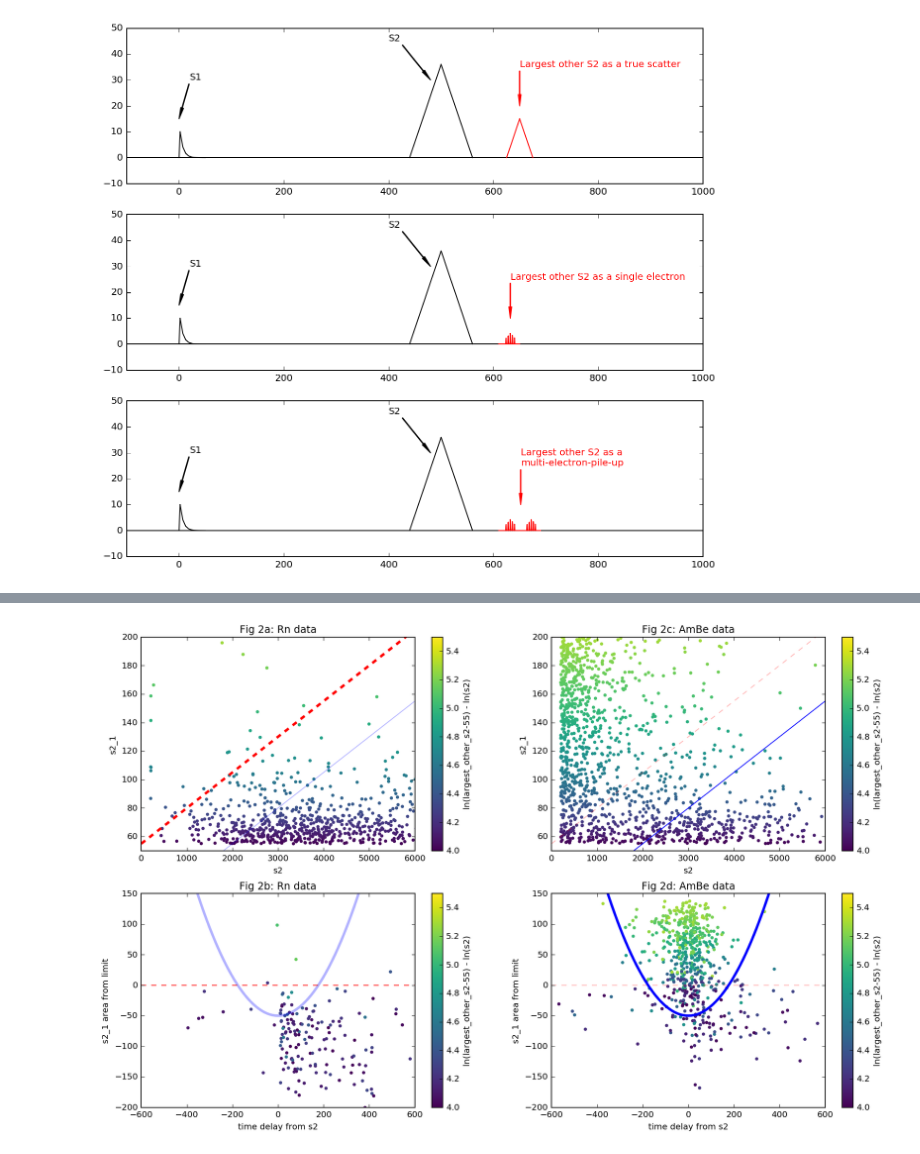
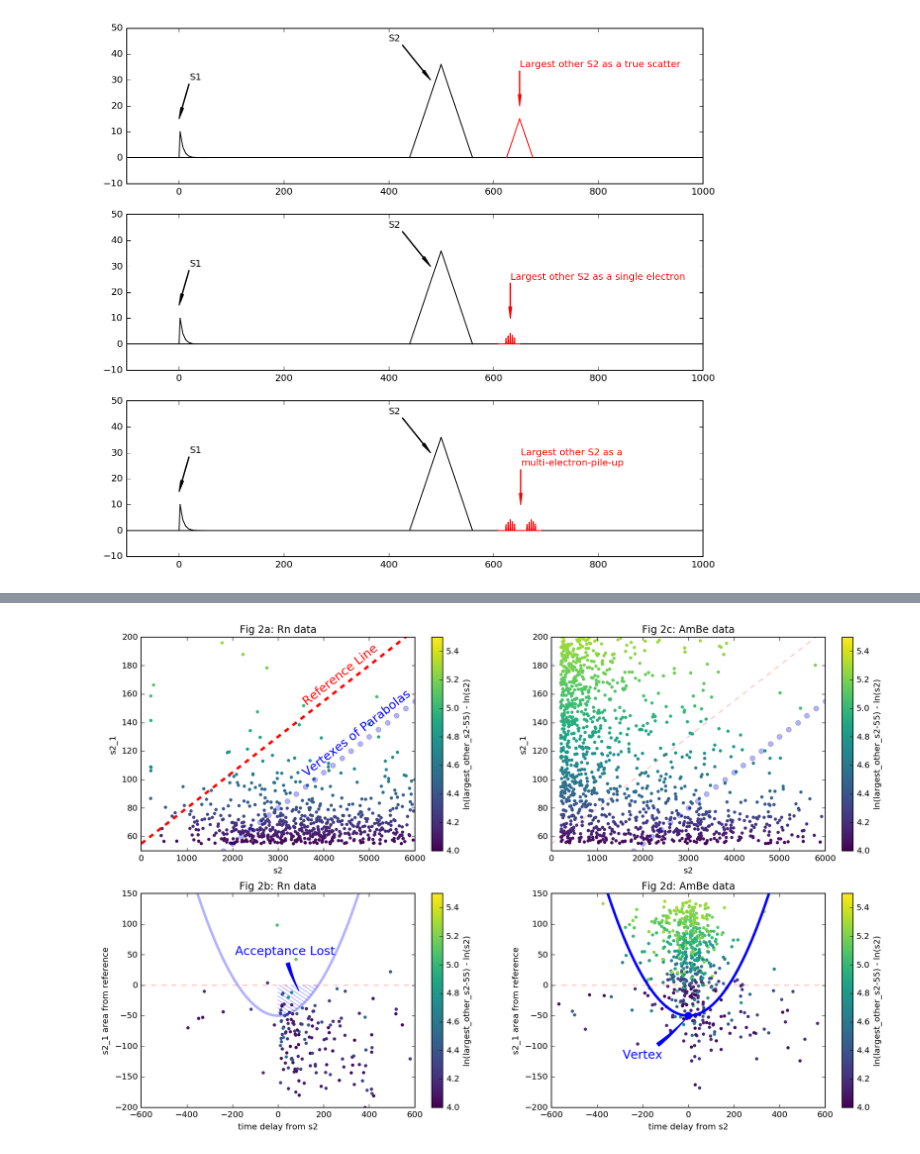
Before and after one commit to zhut19/xenon1t, a Jupyter notebook: s2_single_scatter_cut/sr1_cut_design_v2.ipynb, the cells around one changed output, grey strips where cells are left out. Cells and saved outputs as stored; diff of their text form; code cells hidden in the pictures.

```diff
--- a/s2_single_scatter_cut/sr1_cut_design_v2.ipynb
+++ b/s2_single_scatter_cut/sr1_cut_design_v2.ipynb
@@ -180,7 +209,7 @@ your_own_path = ['/home/zhut/data/SingleScatter/data/pickles/pax_v%s_%s_event_co
 name_list = []
 
 
-print ('Here we used')
+print ('Here we used real data processed by pax 6.6.5')
 # Check minitree building survival rate / check souce_type composition
 for path in your_own_path:
     name_list.extend ([f[:11] for f in os.listdir(path) if '.pkl' in f])
@@ -198,7 +227,7 @@ if True:
             if '.pkl' in file:
                 temp = pd.read_pickle(os.path.join(path,file))
                 temp['source__type'] = dsets[dsets.name == file[:11]].source__type.values[0]
-                df_copy.append(temp)
+                df_copy.append(temp[temp.s2 > 200])
             if i > 300: # << loop number control
                 break
     df_copy = pd.concat(df_copy)
@@ -210,9 +239,11 @@ Totol events included : 26357
 # %%
 # Mostly not in use, might be helpful if we need to consider photo-ionizations.
 df_rn = df_copy[df_copy.source__type == 'Rn220']
-df_nt = df_copy[df_copy.source__type == 'AmBe']
+df_nt = df_copy[(df_copy.source__type == 'AmBe')|(df_copy.source__type == 'neutron_generator')]
 df_si = pd.read_pickle('/home/zhut/data/SingleScatter/data/pickles/simmed_ambe.pkl')
 for order in [2, 3, 4, 5]:
     df_rn.drop([col for col in df_rn.columns if 's2_%d_' % order in col], axis = 1, inplace = True)
     df_nt.drop([col for col in df_nt.columns if 's2_%d_' % order in col], axis = 1, inplace = True)
     df_si.drop([col for col in df_si.columns if 's2_%d_' % order in col], axis = 1, inplace = True)
+
+print ("We also used events produced by fax\nTotol events included : %d" %len(df_si))
@@ -320,14 +361,16 @@ plt.show()
 # %%
+import matplotlib.patches as mpatch
+
 #########################Here we define the cut##################
 plt.rcParams['figure.figsize'] = (16, 10)
 fig = plt.figure()
 
-x = np.linspace(0,6000,101)
+x = np.linspace(0,6000,31)
 y = np.linspace(-6e2, 6e2, 101) + 0j
 
 ops = dict(s=15, edgecolor='none', cmap=plt.get_cmap('viridis'))
 ops_2 = dict(xbounds = [0,6e3], ybounds = [50,200], colorbar = 'ln(largest_other_s2-55) - ln(s2)', xlabel = 's2', ylabel = 's2_1', sci = False)
-ops_3 = dict(xbounds = [-6e2,6e2], ybounds = [-200,150], colorbar = 'ln(largest_other_s2-55) - ln(s2)', xlabel = 'time delay from s2', ylabel = 's2_1 area from limit', sci = False)
+ops_3 = dict(xbounds = [-6e2,6e2], ybounds = [-200,150], colorbar = 'ln(largest_other_s2-55) - ln(s2)', xlabel = 'time delay from s2', ylabel = 's2_1 area from reference', sci = False)
 #####################################################################
 ax = fig.add_subplot(221)
 df_ = (sel_notse((sel_pu(df_rn))))
@@ -335,35 +378,50 @@ plt.scatter(getattr(df_, 's2'), getattr(df_, area),
             c = np.log(getattr(df_, area) - 55 / getattr(df_, 's2')), vmin = 4, vmax = 5.5,  **ops)
 plt_config(title = 'Fig 2a: Rn data', **ops_2)
 plt.plot(x, 55 + x * 0.025, 'r--', lw = 3.0)
-plt.plot(x, x * 0.025 + 5, 'b-', lw = 1.0, alpha = 0.3)
+plt.plot(x, x * 0.025 + 5, 'bo', lw = 1.0, alpha = 0.3)
+plt.text(3500,190,'Reference Line',color = 'r', size = 14.4, rotation = 38)
+plt.text(3500,158,'Vertexes of Parabolas',color = 'b', size = 14.4, rotation = 38)
 
 #####################################################################
 ax = fig.add_subplot(223)
 df_ = sel_notse(sel_notpu(df_rn))
 plt.scatter(getattr(df_, dt2)/1e3,(getattr(df_, area) - 55) - getattr(df_, 's2') * 0.025,
             c = np.log(getattr(df_, area) - 55 / getattr(df_, 's2')), vmin = 4, vmax = 5.5, **ops)
 plt_config(title = 'Fig 2b: Rn data', **ops_3)
-plt.axhline(0, color = 'r', ls = '--', lw = 1.0)
+plt.axhline(0, color = 'r', ls = '--', lw = 1.0, alpha = 0.3)
 plt.plot(y, (y/25)**2 - 50, 'b-', lw = 3.0, alpha = 0.3)
+for c in np.linspace(0, 360, 15):
+    a = np.linspace(np.clip(c-200, 0, 500), ((0.0256*c+1)**0.5-1)/0.0128, 11)
+    b = -a/4 + c/4 - 50
+    plt.plot(a, b, 'b-', lw = 1.0, alpha = 0.3)
+
+plt.annotate('Acceptance Lost', (100, -15), (30,50), color = 'b',
+             ha="center", size=0.2 * 72, transform=fig.transFigure,
+             arrowprops=dict(arrowstyle='wedge', shrinkA=5, shrinkB=5, fc="b", ec="b", connectionstyle="arc3,rad=0.08"))
+
 
 #####################################################################
 ax = fig.add_subplot(222)
 df_ = (sel_notse((sel_pu(df_nt))))
 plt.scatter(getattr(df_, 's2'), getattr(df_, area),
             c = np.log(getattr(df_, area) - 55 / getattr(df_, 's2')), vmin = 4, vmax = 5.5, **ops)
 plt_config(title = 'Fig 2c: AmBe data', **ops_2)
 plt.plot(x, 55 + x * 0.025, 'r--', lw = 1.0, alpha = 0.3)
-plt.plot(x, x * 0.025 + 5, 'b-', lw = 1.0)
+plt.plot(x, x * 0.025 + 5, 'bo', lw = 1.0, alpha = 0.3)
 
 #####################################################################
 ax = fig.add_subplot(224)
 df_ = sel_notse(sel_notpu(df_nt))
 plt.scatter(getattr(df_, dt2)/1e3,(getattr(df_, area) - 55) - getattr(df_, 's2') * 0.025,
             c = np.log(getattr(df_, area) - 55 / getattr(df_, 's2')), vmin = 4, vmax = 5.5, **ops)
 plt_config(title = 'Fig 2d: AmBe data', **ops_3)
 plt.axhline(0, color = 'r', ls = '--', lw = 1.0, alpha = 0.3)
 plt.plot(y, (y/25)**2 - 50, 'b-', lw = 3.0)
+plt.scatter(0, -50,c = 'b', s=80, edgecolor='none')
+plt.annotate('Vertex', (0, -50), (-200,-120), color = 'b',
+             ha="center", size=0.2 * 72, transform=fig.transFigure,
+             arrowprops=dict(arrowstyle='wedge', shrinkA=5, shrinkB=5, fc="b", ec="b", connectionstyle="arc3,rad=0.08"))
 
 plt.show()
 # %% [output]
-[figure, old version]
+[figure, new version]
```
Also changed, not shown: parts of 17 cells of this notebook.
